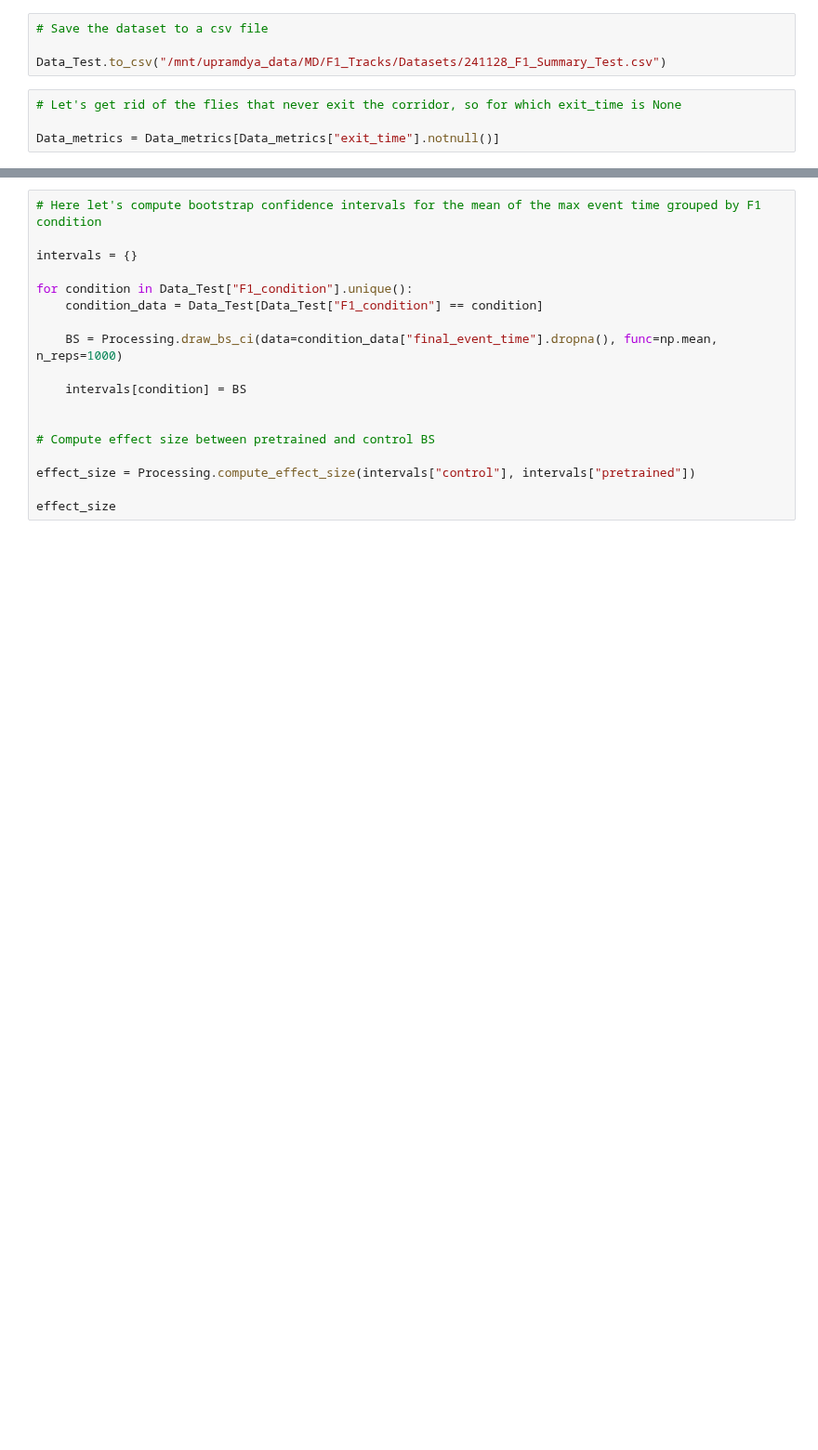
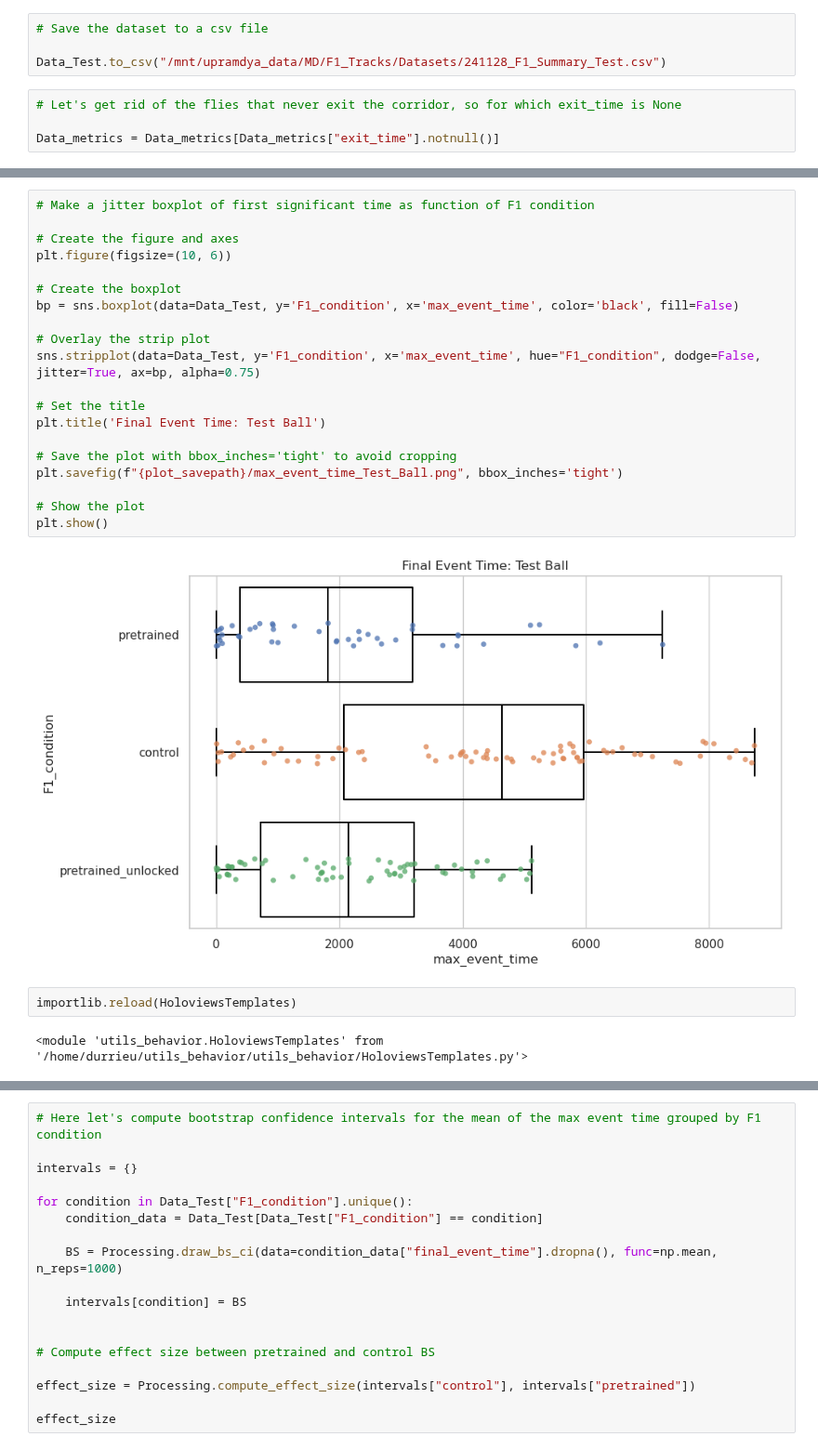
Before and after one commit to NeLy-EPFL/Tracking_Analysis, a Jupyter notebook: MazeRecorder/Analysis/F1_Sleap_New.ipynb, the cells around one changed output, grey strips where cells are left out. Shown at 93% size. Saved outputs shown, nothing was run; the diff lists cells and outputs as text; blank space fills up the shorter version.

```diff
--- a/MazeRecorder/Analysis/F1_Sleap_New.ipynb
+++ b/MazeRecorder/Analysis/F1_Sleap_New.ipynb
@@ -210,0 +323,26 @@ plt.show()
+# %%
+# Make a jitter boxplot of first significant time as function of F1 condition
+
+# Create the figure and axes
+plt.figure(figsize=(10, 6))
+
+# Create the boxplot
+bp = sns.boxplot(data=Data_Test, y='F1_condition', x='max_event_time', color='black', fill=False)
+
+# Overlay the strip plot
+sns.stripplot(data=Data_Test, y='F1_condition', x='max_event_time', hue="F1_condition", dodge=False, jitter=True, ax=bp, alpha=0.75)
+
+# Set the title
+plt.title('Final Event Time: Test Ball')
+
+# Save the plot with bbox_inches='tight' to avoid cropping
+plt.savefig(f"{plot_savepath}/max_event_time_Test_Ball.png", bbox_inches='tight')
+
+# Show the plot
+plt.show()
+# %% [output]
+[figure, added]
+# %%
+importlib.reload(HoloviewsTemplates)
+# %% [output]
+<module 'utils_behavior.HoloviewsTemplates' from '/home/durrieu/utils_behavior/utils_behavior/HoloviewsTemplates.py'>
```
Also changed, not shown: parts of 23 cells of this notebook.
